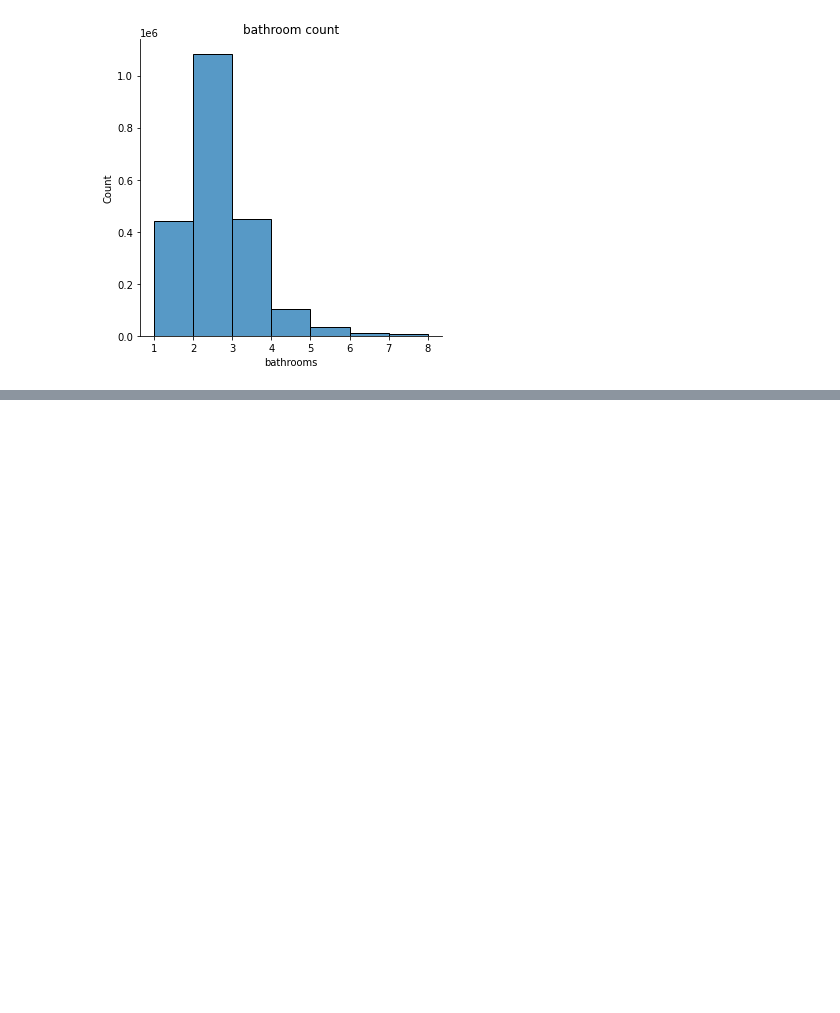
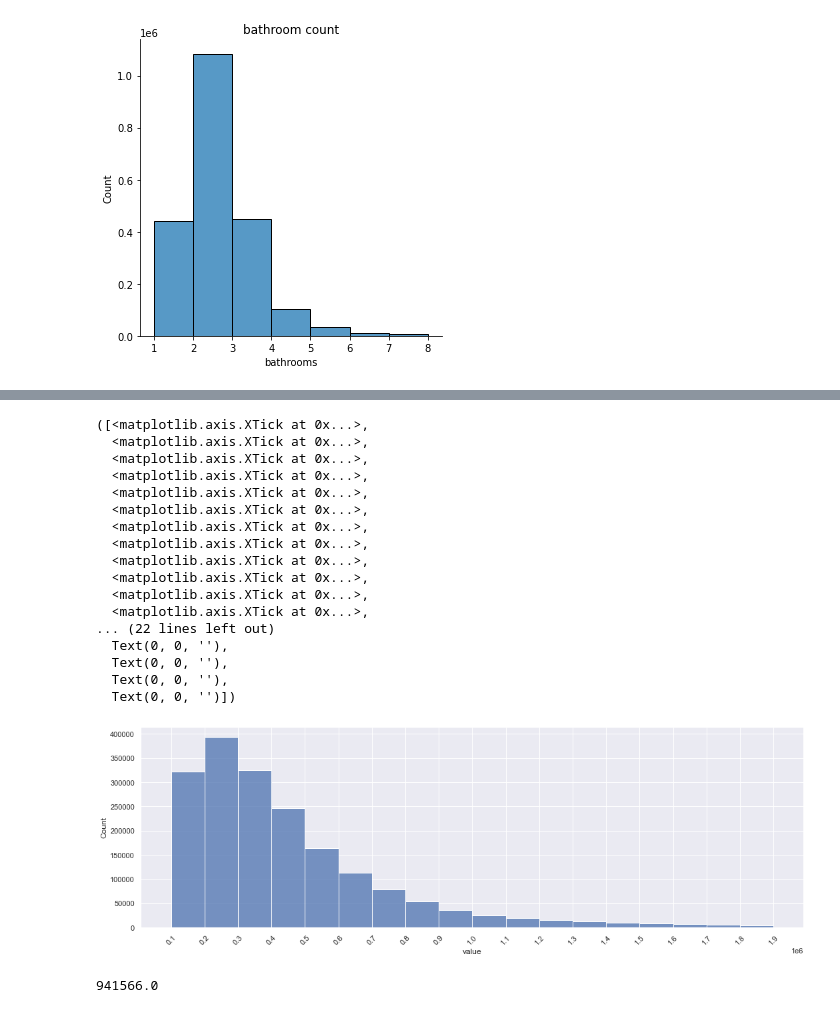
Before and after one commit to mindyshiben/regression-exercises, a Jupyter notebook: wrangle.ipynb, the cells around one changed output, grey strips where cells are left out. Saved outputs shown, nothing was run; the diff lists cells and outputs as text; code cells hidden in the pictures; blank space fills up the shorter version.

```diff
--- a/wrangle.ipynb
+++ b/wrangle.ipynb
@@ -311,0 +332,28 @@ plt.show()
+# %%
+my_range_value =list(range(100000,2000000, 100000))
+sns.set(rc={'figure.figsize':(18 , 8)})
+sns.displot(x='value', data=df, bins=my_range_value, height=5, aspect=3)
+plt.xticks(my_range_value, rotation=45)
+# %% [output]
+([<matplotlib.axis.XTick at 0x...>,
+  <matplotlib.axis.XTick at 0x...>,
+  <matplotlib.axis.XTick at 0x...>,
+  <matplotlib.axis.XTick at 0x...>,
+  <matplotlib.axis.XTick at 0x...>,
+  <matplotlib.axis.XTick at 0x...>,
+  <matplotlib.axis.XTick at 0x...>,
+  <matplotlib.axis.XTick at 0x...>,
+  <matplotlib.axis.XTick at 0x...>,
+  <matplotlib.axis.XTick at 0x...>,
+  <matplotlib.axis.XTick at 0x...>,
+  <matplotlib.axis.XTick at 0x...>,
+... (22 lines left out)
+  Text(0, 0, ''),
+  Text(0, 0, ''),
+  Text(0, 0, ''),
+  Text(0, 0, '')])
+[figure, added]
+# %%
+np.quantile(df.value, .92)
+# %% [output]
+941566.0
```
Also changed, not shown: parts of 6 cells of this notebook.
